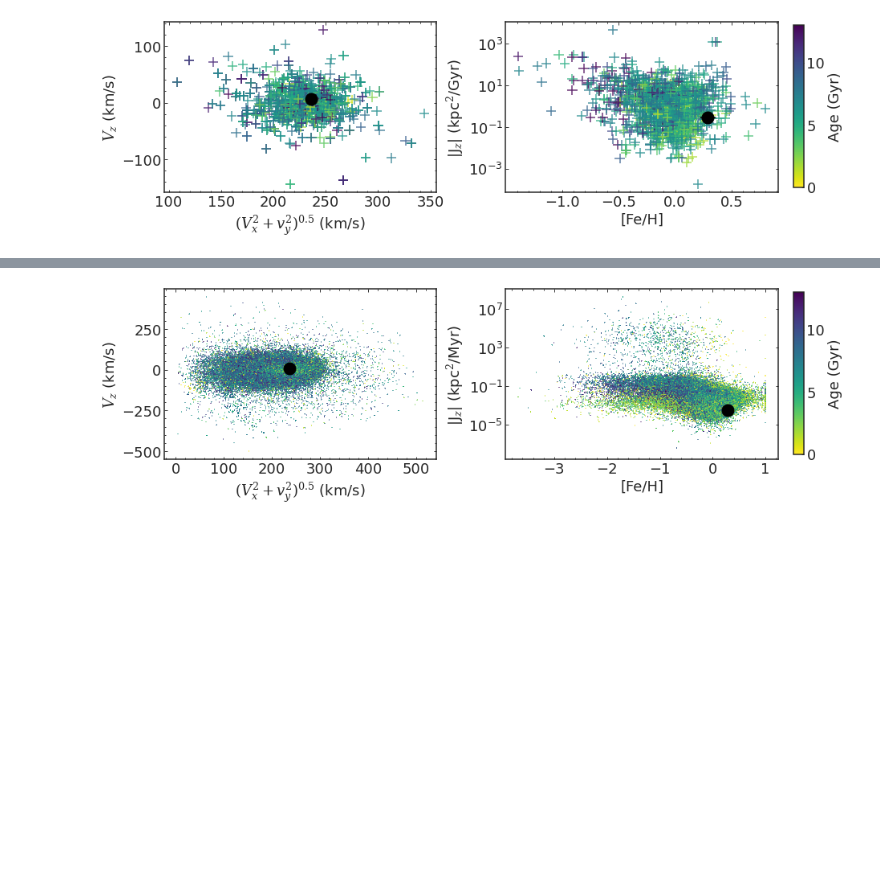
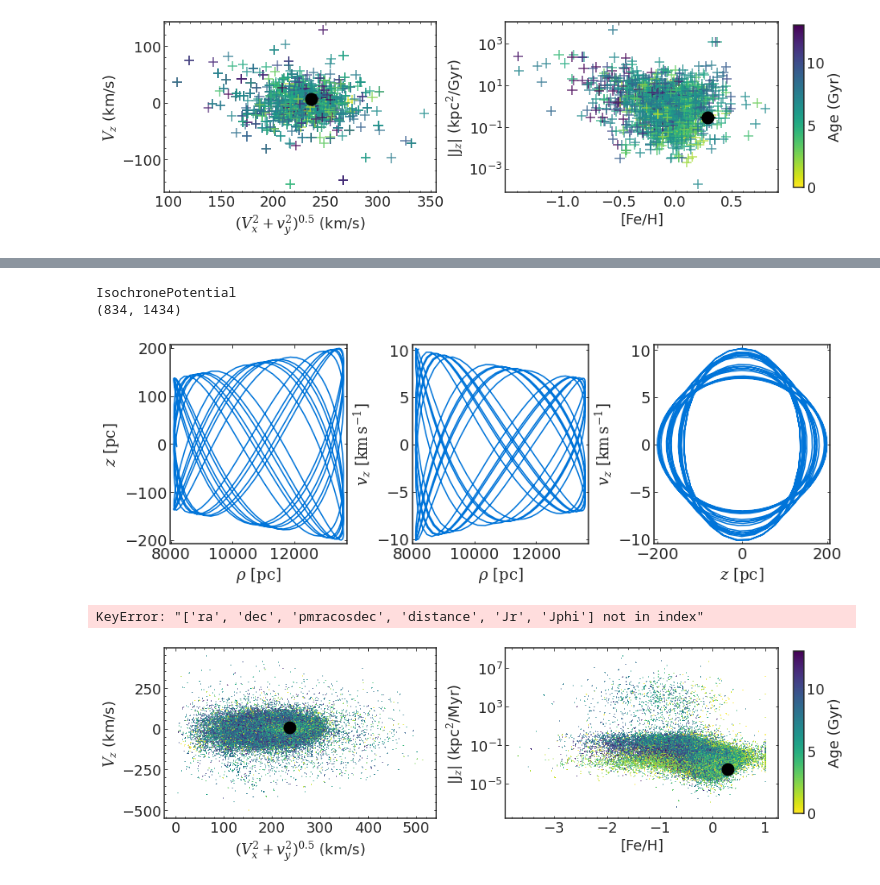
Before and after one commit to caganze/J1624, a Jupyter notebook: notebooks/Orbits and Kinematic Ages.ipynb, the cells around one changed output, grey strips where cells are left out. Saved outputs shown, nothing was run; the diff lists cells and outputs as text; code cells hidden in the pictures; blank space fills up the shorter version.

```diff
--- a/notebooks/Orbits and Kinematic Ages.ipynb
+++ b/notebooks/Orbits and Kinematic Ages.ipynb
@@ -412,3 +495,13 @@ Index(['Jphi (kpc2/Myr)', 'Jr (kpc2/Myr)', 'Jz (kpc2/Myr)',
+# %%
+df0=load_schneider_samples()
+# %% [output]
+IsochronePotential
+(834, 1434)
+[figure, added]
+# %%
+df2=get_galah_sample()
+# %% [output]
+KeyError: "['ra', 'dec', 'pmracosdec', 'distance', 'Jr', 'Jphi'] not in index"
 # %%
 fig, ax=plt.subplots(ncols=2, figsize=(12, 4))
 
```
Also changed, not shown: parts of 21 cells of this notebook, 19 other files.
